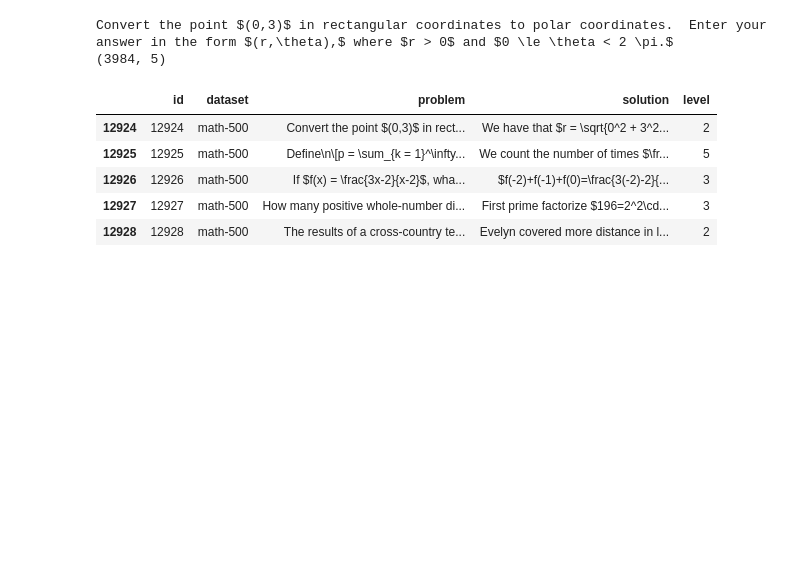
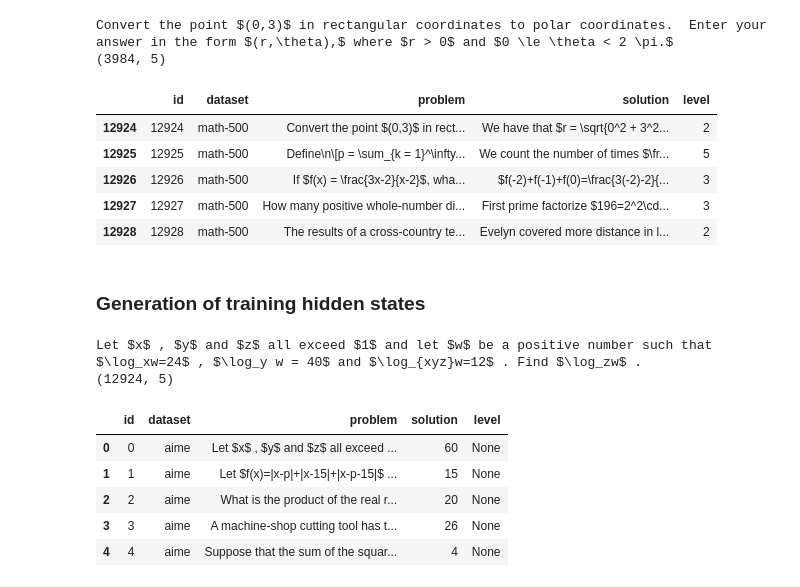
Before and after one commit to SebastianJitaru29/llm-think-too-much, a Jupyter notebook: data/processing/notebooks/data_extraction.ipynb, the cells around one changed output. Cells and saved outputs as stored; diff of their text form; code cells hidden in the pictures; blank space fills up the shorter version.

```diff
--- a/data/processing/notebooks/data_extraction.ipynb
+++ b/data/processing/notebooks/data_extraction.ipynb
@@ -591,0 +608,15 @@ np.save("/home4/s6019595/llm-think-too-much/data/processed/eval/hidden_state_ids
+# %% [markdown]
+### Generation of training hidden states
+# %%
+print(df_train["problem"].iloc[0])
+print(df_train.shape)
+df_train.head()
+# %% [output]
+Let $x$ , $y$ and $z$ all exceed $1$ and let $w$ be a positive number such that $\log_xw=24$ , $\log_y w = 40$ and $\log_{xyz}w=12$ . Find $\log_zw$ .
+(12924, 5)
+|  | id | dataset | problem | solution | level |
+| 0 | 0 | aime | Let $x$ , $y$ and $z$ all exceed ... | 60 | None |
+| 1 | 1 | aime | Let $f(x)=|x-p|+|x-15|+|x-p-15|$ ... | 15 | None |
+| 2 | 2 | aime | What is the product of the real r... | 20 | None |
+| 3 | 3 | aime | A machine-shop cutting tool has t... | 26 | None |
+| 4 | 4 | aime | Suppose that the sum of the squar... | 4 | None |
```
Also changed, not shown: parts of 24 cells of this notebook, 1 other file.
